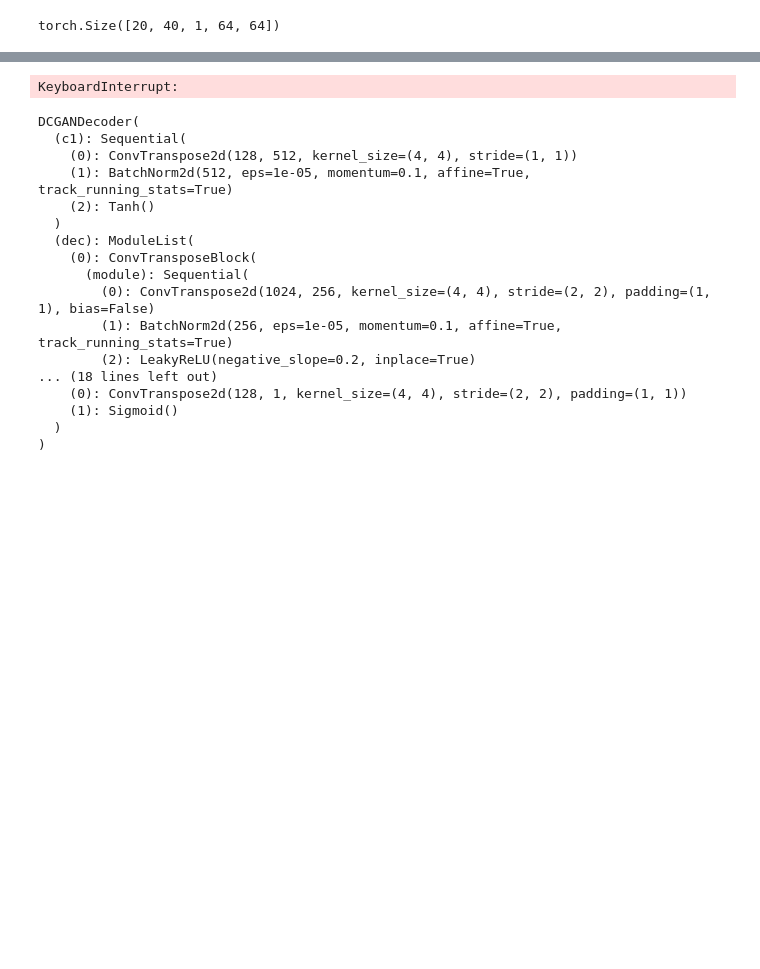
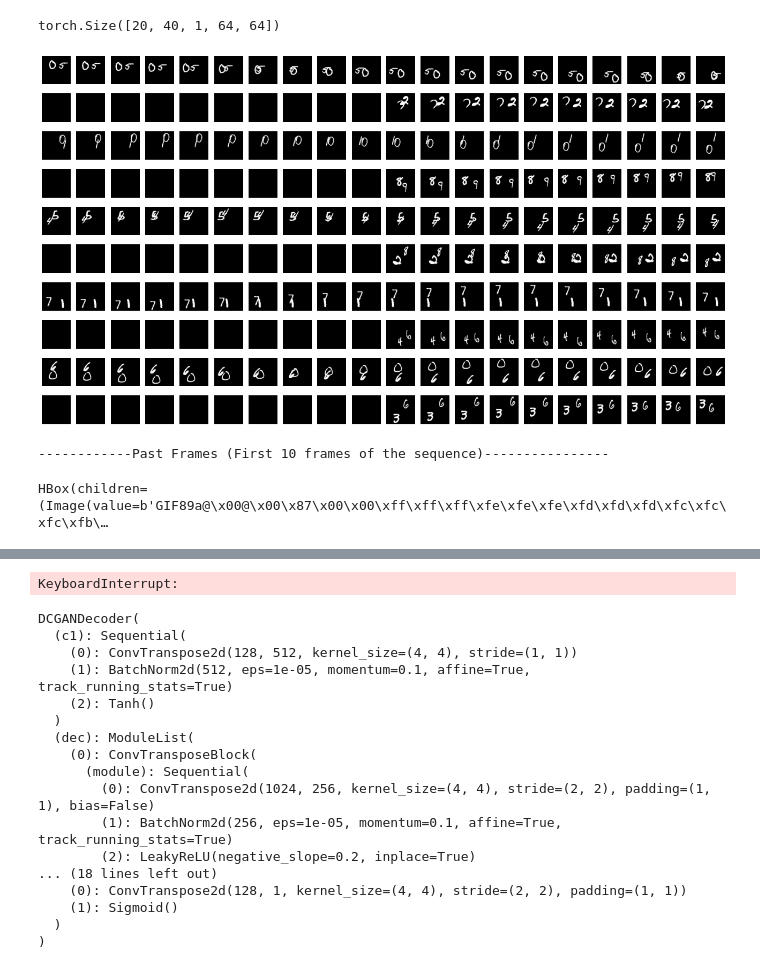
Before and after one commit to Dhagash4/video-prediction, a Jupyter notebook: code/video_prediction.ipynb, the cells around one changed output, grey strips where cells are left out. Cells and saved outputs as stored; diff of their text form; code cells hidden in the pictures; blank space fills up the shorter version.

Commit message:
update visualizations and notebook

```diff
--- a/code/video_prediction.ipynb
+++ b/code/video_prediction.ipynb
@@ -21,9 +25,19 @@ mmnist_data_dir = "data/MMNIST/"
 train_loader, val_loader,test_loader = MMNIST(mmnist_data_dir, seq_first = True, device=device)
 # %%
 b = next(iter(val_loader))
+b1 = next(iter(val_loader))
 b.shape
 # %% [output]
 torch.Size([20, 40, 1, 64, 64])
+# %%
+save_grid_batch(b, b1, nsamples = 5, text = "random", batch_first = False, show = True)
+# %% [output]
+[figure, added]
+# %%
+save_pred_gifs(b, nsamples=5, text = "test", batch_first = False, show = True)
+# %% [output]
+------------Past Frames (First 10 frames of the sequence)----------------
+HBox(children=(Image(value=b'GIF89a@\x00@\x00\x87\x00\x00\xff\xff\xff\xfe\xfe\xfe\xfd\xfd\xfd\xfc\xfc\xfc\xfb\…
 # %%
 %load_ext autoreload
 %autoreload 2
```
Also changed, not shown: parts of 3 cells of this notebook, 1 other file.
